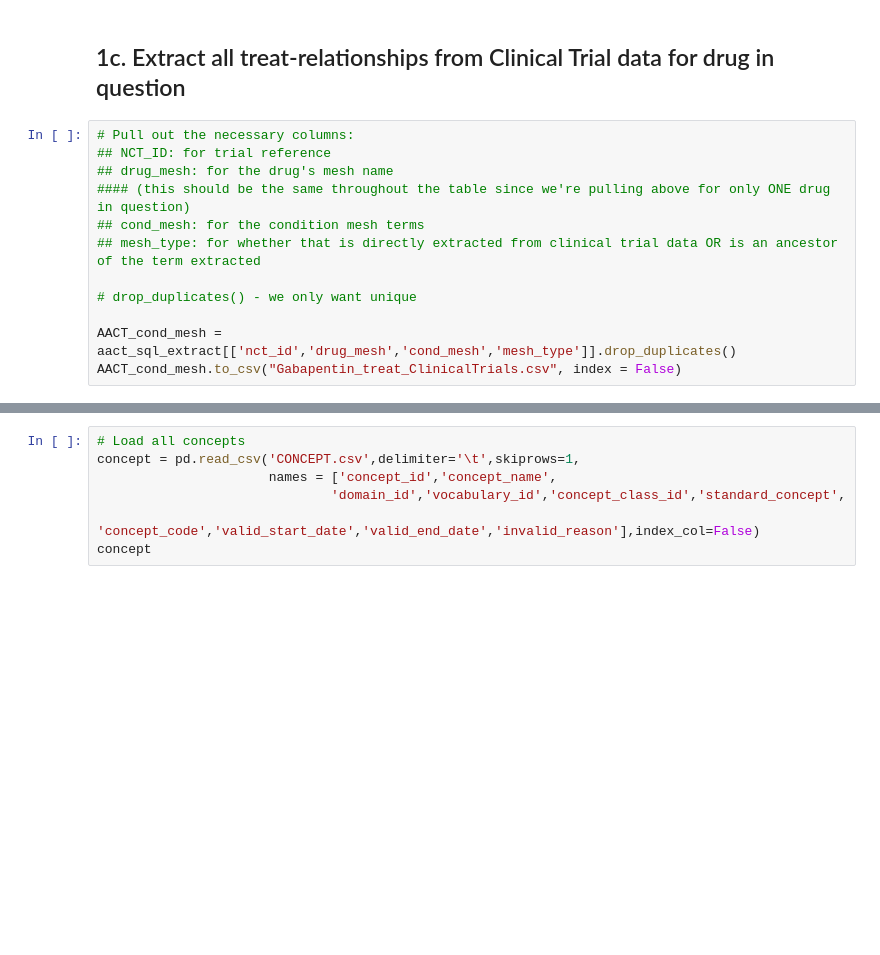
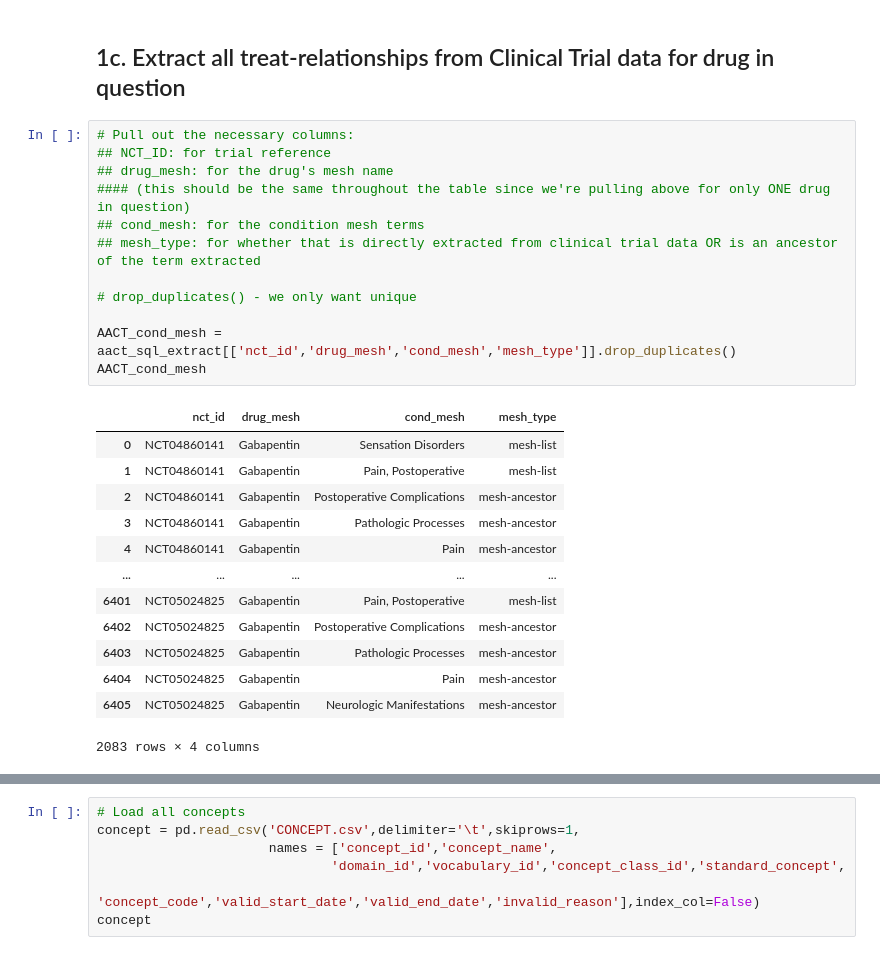
Before and after one commit to kaylas2138/off_label, a Jupyter notebook: DrugInd_Extraction.ipynb, the cells around one changed output, grey strips where cells are left out. Cells and saved outputs as stored; diff of their text form; blank space fills up the shorter version.

```diff
--- a/DrugInd_Extraction.ipynb
+++ b/DrugInd_Extraction.ipynb
@@ -142,15 +120,29 @@ aact_sql_extract
 # %%
 # Pull out the necessary columns:
 ## NCT_ID: for trial reference
 ## drug_mesh: for the drug's mesh name
 #### (this should be the same throughout the table since we're pulling above for only ONE drug in question)
 ## cond_mesh: for the condition mesh terms
 ## mesh_type: for whether that is directly extracted from clinical trial data OR is an ancestor of the term extracted
 
 # drop_duplicates() - we only want unique
 
 AACT_cond_mesh = aact_sql_extract[['nct_id','drug_mesh','cond_mesh','mesh_type']].drop_duplicates()
-AACT_cond_mesh.to_csv("Gabapentin_treat_ClinicalTrials.csv", index = False)
+AACT_cond_mesh
+# %% [output]
+|  | nct_id | drug_mesh | cond_mesh | mesh_type |
+| 0 | NCT04860141 | Gabapentin | Sensation Disorders | mesh-list |
+| 1 | NCT04860141 | Gabapentin | Pain, Postoperative | mesh-list |
+| 2 | NCT04860141 | Gabapentin | Postoperative Complications | mesh-ancestor |
+| 3 | NCT04860141 | Gabapentin | Pathologic Processes | mesh-ancestor |
+| 4 | NCT04860141 | Gabapentin | Pain | mesh-ancestor |
+| ... | ... | ... | ... | ... |
+| 6401 | NCT05024825 | Gabapentin | Pain, Postoperative | mesh-list |
+| 6402 | NCT05024825 | Gabapentin | Postoperative Complications | mesh-ancestor |
+| 6403 | NCT05024825 | Gabapentin | Pathologic Processes | mesh-ancestor |
+| 6404 | NCT05024825 | Gabapentin | Pain | mesh-ancestor |
+| 6405 | NCT05024825 | Gabapentin | Neurologic Manifestations | mesh-ancestor |
+2083 rows × 4 columns
 # %%
 # Reorganize so that we only have each condition once, and its associated mesh types, and a list of all trials
 # Rework this: we can priortize mesh_list
```
Also changed, not shown: parts of 12 cells of this notebook.
